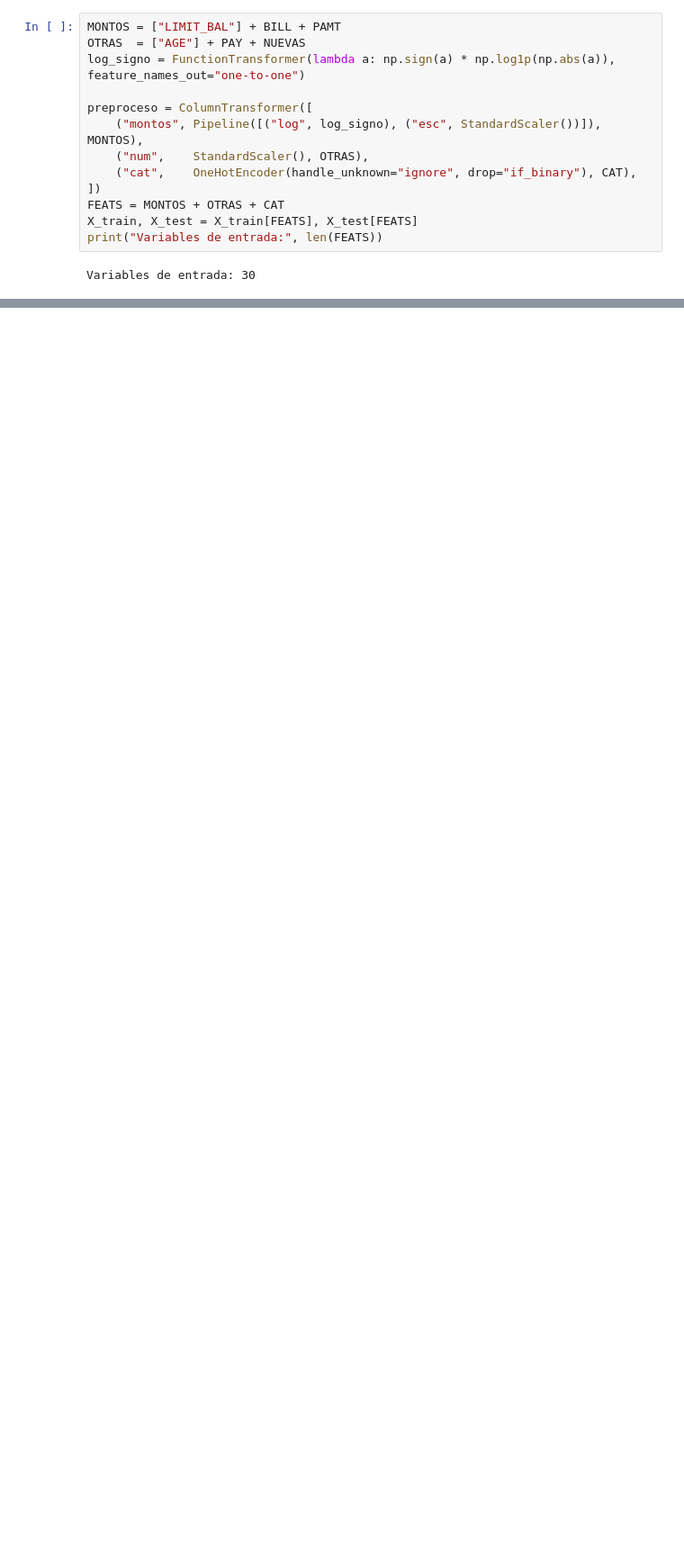
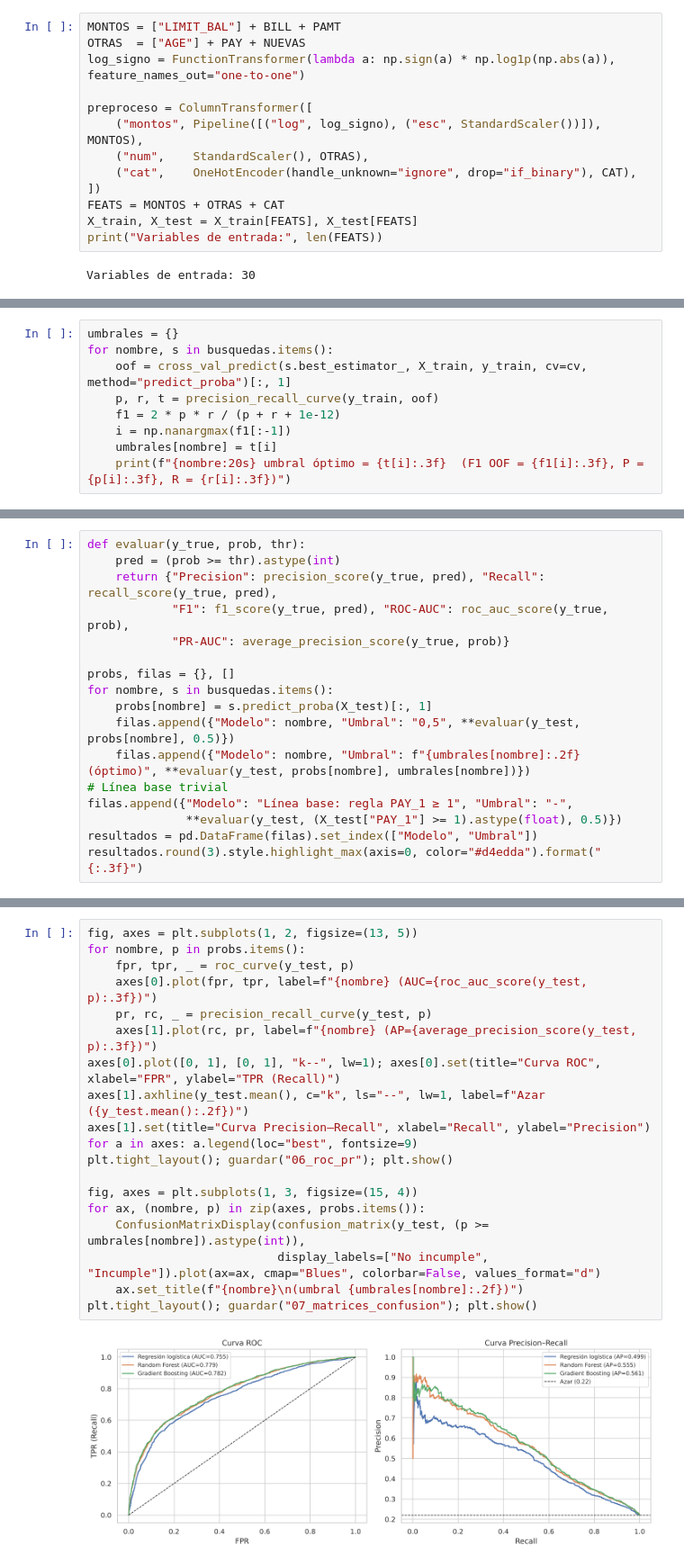
Before and after one commit to JuanRob2024/Analisis-de-datos-2026-2, a Jupyter notebook: evaluacion 4/notebooks/evento4_equipo5_default_credito.ipynb, the cells around one changed output, grey strips where cells are left out. Shown at 90% size. Cells and saved outputs as stored; diff of their text form; blank space fills up the shorter version.

```diff
--- a/evaluacion 4/notebooks/evento4_equipo5_default_credito.ipynb
+++ b/evaluacion 4/notebooks/evento4_equipo5_default_credito.ipynb
@@ -357,0 +407,9 @@ Variables de entrada: 30
+# %%
+umbrales = {}
+for nombre, s in busquedas.items():
+    oof = cross_val_predict(s.best_estimator_, X_train, y_train, cv=cv, method="predict_proba")[:, 1]
+    p, r, t = precision_recall_curve(y_train, oof)
+    f1 = 2 * p * r / (p + r + 1e-12)
+    i = np.nanargmax(f1[:-1])
+    umbrales[nombre] = t[i]
+    print(f"{nombre:20s} umbral óptimo = {t[i]:.3f}  (F1 OOF = {f1[i]:.3f}, P = {p[i]:.3f}, R = {r[i]:.3f})")
@@ -357,0 +422,17 @@ Variables de entrada: 30
+# %%
+def evaluar(y_true, prob, thr):
+    pred = (prob >= thr).astype(int)
+    return {"Precision": precision_score(y_true, pred), "Recall": recall_score(y_true, pred),
+            "F1": f1_score(y_true, pred), "ROC-AUC": roc_auc_score(y_true, prob),
+            "PR-AUC": average_precision_score(y_true, prob)}
+
+probs, filas = {}, []
+for nombre, s in busquedas.items():
+    probs[nombre] = s.predict_proba(X_test)[:, 1]
+    filas.append({"Modelo": nombre, "Umbral": "0,5", **evaluar(y_test, probs[nombre], 0.5)})
+    filas.append({"Modelo": nombre, "Umbral": f"{umbrales[nombre]:.2f} (óptimo)", **evaluar(y_test, probs[nombre], umbrales[nombre])})
+# Línea base trivial
+filas.append({"Modelo": "Línea base: regla PAY_1 ≥ 1", "Umbral": "-",
+              **evaluar(y_test, (X_test["PAY_1"] >= 1).astype(float), 0.5)})
+resultados = pd.DataFrame(filas).set_index(["Modelo", "Umbral"])
+resultados.round(3).style.highlight_max(axis=0, color="#d4edda").format("{:.3f}")
@@ -357,0 +449,21 @@ Variables de entrada: 30
+# %%
+fig, axes = plt.subplots(1, 2, figsize=(13, 5))
+for nombre, p in probs.items():
+    fpr, tpr, _ = roc_curve(y_test, p)
+    axes[0].plot(fpr, tpr, label=f"{nombre} (AUC={roc_auc_score(y_test, p):.3f})")
+    pr, rc, _ = precision_recall_curve(y_test, p)
+    axes[1].plot(rc, pr, label=f"{nombre} (AP={average_precision_score(y_test, p):.3f})")
+axes[0].plot([0, 1], [0, 1], "k--", lw=1); axes[0].set(title="Curva ROC", xlabel="FPR", ylabel="TPR (Recall)")
+axes[1].axhline(y_test.mean(), c="k", ls="--", lw=1, label=f"Azar ({y_test.mean():.2f})")
+axes[1].set(title="Curva Precision–Recall", xlabel="Recall", ylabel="Precision")
+for a in axes: a.legend(loc="best", fontsize=9)
+plt.tight_layout(); guardar("06_roc_pr"); plt.show()
+
+fig, axes = plt.subplots(1, 3, figsize=(15, 4))
+for ax, (nombre, p) in zip(axes, probs.items()):
+    ConfusionMatrixDisplay(confusion_matrix(y_test, (p >= umbrales[nombre]).astype(int)),
+                           display_labels=["No incumple", "Incumple"]).plot(ax=ax, cmap="Blues", colorbar=False, values_format="d")
+    ax.set_title(f"{nombre}\n(umbral {umbrales[nombre]:.2f})")
+plt.tight_layout(); guardar("07_matrices_confusion"); plt.show()
+# %% [output]
+[figure, added]
```
Also changed, not shown: parts of 17 cells of this notebook, 3 other files.
